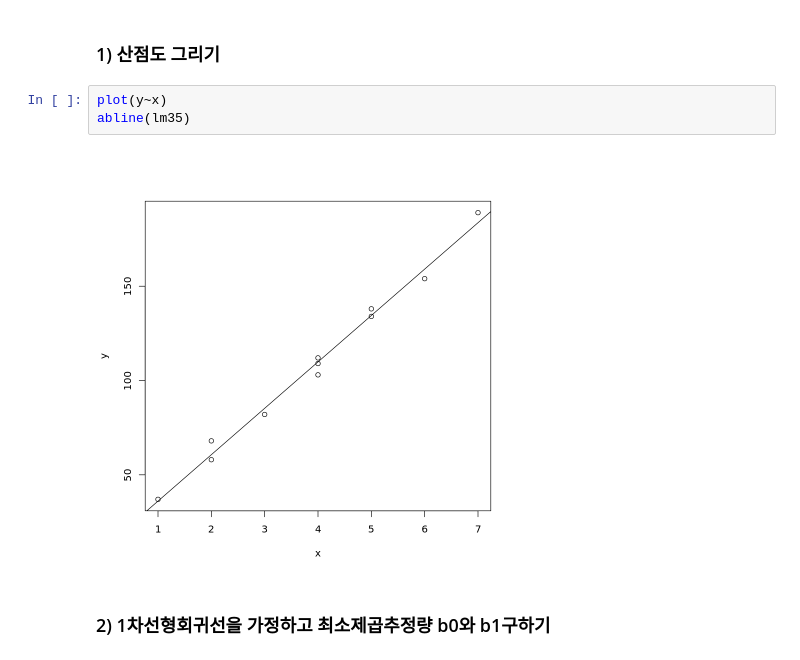
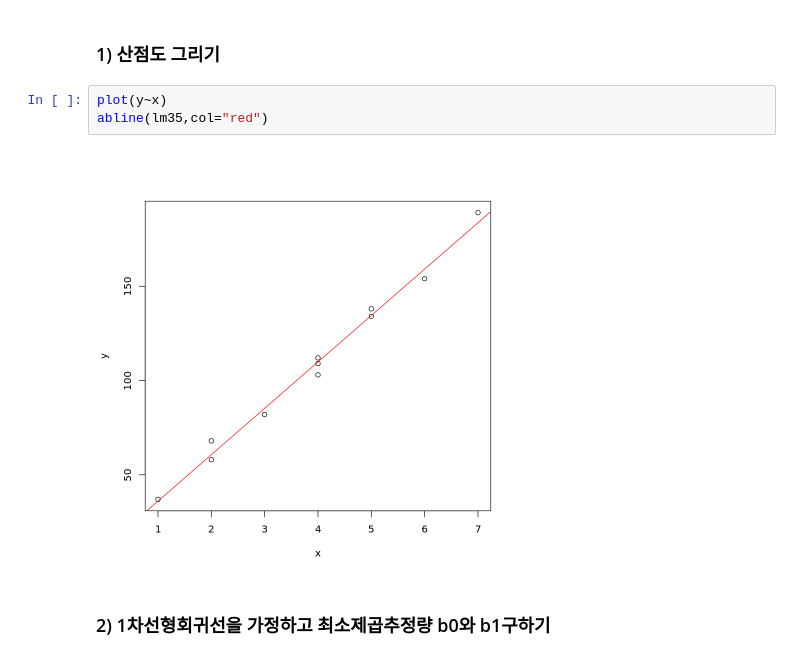
Before and after one commit to cjfal2/dj, a Jupyter notebook: _notebooks/2021-9-25-회귀분석3장연습문제.ipynb, the cells around one changed output. Saved outputs shown, nothing was run; the diff lists cells and outputs as text.

```diff
--- a/_notebooks/2021-9-25-회귀분석3장연습문제.ipynb
+++ b/_notebooks/2021-9-25-회귀분석3장연습문제.ipynb
@@ -130,9 +130,9 @@ lm35 <- lm(y~x)
 ### 1) 산점도 그리기
 # %%
 plot(y~x)
-abline(lm35)
+abline(lm35,col="red")
 # %% [output]
-[figure, old version]
+[figure, new version]
 # %% [markdown]
 ### 2) 1차선형회귀선을 가정하고 최소제곱추정량 b0와 b1구하기
 # %%
```
Also changed, not shown: parts of 4 cells of this notebook.
